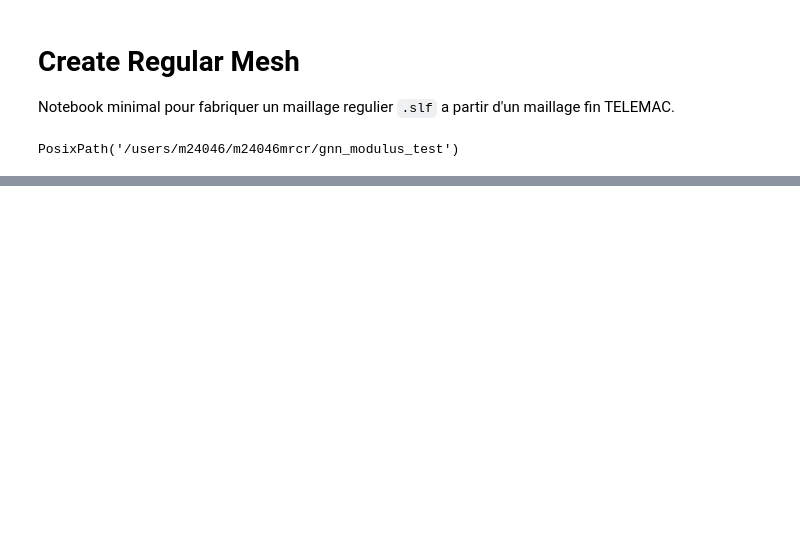
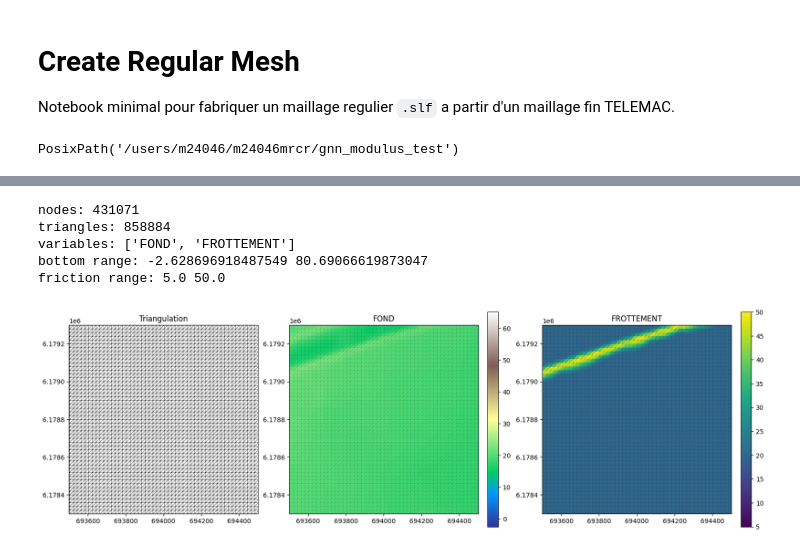
Before and after one commit to vmerc/gnn_modulus_test, a Jupyter notebook: Aube/mesh_transfer_regular/create_regular_mesh.ipynb, the cells around one changed output, grey strips where cells are left out. Saved outputs shown, nothing was run; the diff lists cells and outputs as text; code cells hidden in the pictures; blank space fills up the shorter version.

```diff
--- a/Aube/mesh_transfer_regular/create_regular_mesh.ipynb
+++ b/Aube/mesh_transfer_regular/create_regular_mesh.ipynb
@@ -209,0 +200,62 @@ print("written:", output_path)
+# %%
+x = np.asarray(regular_mesh.meshx[:regular_mesh.npoin2], dtype=np.float64)
+y = np.asarray(regular_mesh.meshy[:regular_mesh.npoin2], dtype=np.float64)
+triangles = np.asarray(regular_mesh.ikle2, dtype=np.int64)
+
+bottom = regular_mesh.get_data_value("FOND",0)
+friction = regular_mesh.get_data_value("FROTTEMENT",0)
+
+tri = mtri.Triangulation(x, y, triangles)
+
+print("nodes:", len(x))
+print("triangles:", len(triangles))
+print("variables:", regular_mesh.varnames)
+print("bottom range:", float(np.min(bottom)), float(np.max(bottom)))
+print("friction range:", float(np.min(friction)), float(np.max(friction)))
+# %% [output]
+nodes: 431071
+triangles: 858884
+variables: ['FOND', 'FROTTEMENT']
+bottom range: -2.628696918487549 80.69066619873047
+friction range: 5.0 50.0
+# %%
+ZOOM_XLIM = (693500.0, 694500.0)
+ZOOM_YLIM = (6178300.0, 6179300.0)
+
+fig, axes = plt.subplots(1, 3, figsize=(16, 6), constrained_layout=True)
+
+axes[0].triplot(regular_tri, color="black", linewidth=0.4)
+axes[0].set_xlim(*ZOOM_XLIM)
+axes[0].set_ylim(*ZOOM_YLIM)
+axes[0].set_title("Triangulation")
+axes[0].set_aspect("equal")
+
+im_bottom = axes[1].tripcolor(
+    regular_tri,
+    regular_bottom,
+    shading="flat",
+    cmap="terrain",
+)
+axes[1].triplot(regular_tri, color="black", linewidth=0.15, alpha=0.5)
+axes[1].set_xlim(*ZOOM_XLIM)
+axes[1].set_ylim(*ZOOM_YLIM)
+axes[1].set_title("FOND")
+axes[1].set_aspect("equal")
+fig.colorbar(im_bottom, ax=axes[1], shrink=0.8)
+
+im_friction = axes[2].tripcolor(
+    regular_tri,
+    regular_friction,
+    shading="flat",
+    cmap="viridis",
+)
+axes[2].triplot(regular_tri, color="black", linewidth=0.15, alpha=0.5)
+axes[2].set_xlim(*ZOOM_XLIM)
+axes[2].set_ylim(*ZOOM_YLIM)
+axes[2].set_title("FROTTEMENT")
+axes[2].set_aspect("equal")
+fig.colorbar(im_friction, ax=axes[2], shrink=0.8)
+
+plt.show()
+# %% [output]
+[figure, added]
```
Also changed, not shown: parts of 8 cells of this notebook.
